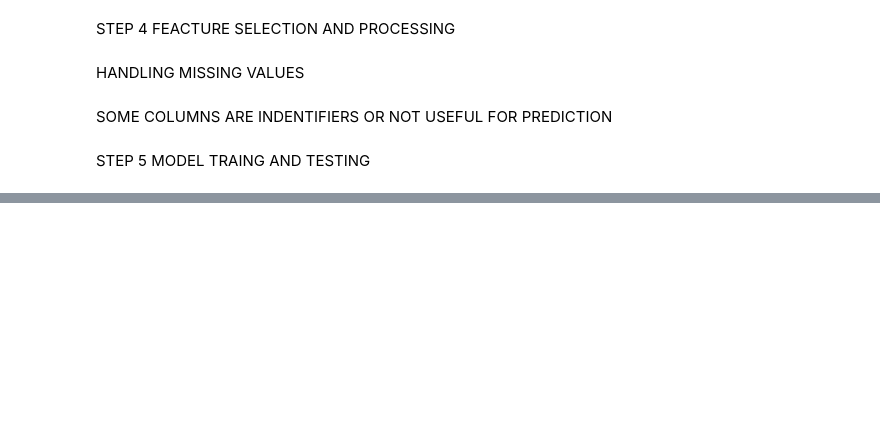
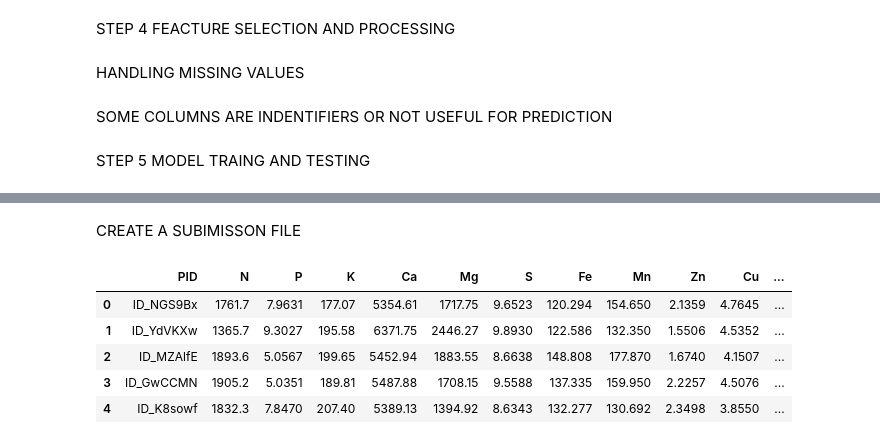
Before and after one commit to Sakyi2/Amini-Soil-prediction, a Jupyter notebook: notebooks/ami_soil_prediction.ipynb, the cells around one changed output, grey strips where cells are left out. Saved outputs shown, nothing was run; the diff lists cells and outputs as text; code cells hidden in the pictures; blank space fills up the shorter version.

```diff
--- a/notebooks/ami_soil_prediction.ipynb
+++ b/notebooks/ami_soil_prediction.ipynb
@@ -158,0 +183,13 @@ STEP 5 MODEL TRAING AND TESTING
+# %%
+#split the predictions
+N_pred =  test_pred[:, 0]  # Predictions for N
+P_pred =  test_pred[:, 1]  # Predictions for P
+K_pred =  test_pred[:, 2]  # Predictions for K
+Ca_pred = test_pred[:, 3]  # Predictions for Ca
+Mg_pred = test_pred[:, 4]  # Predictions for Mg
+S_pred =  test_pred[:, 5]  # Predictions for S
+Fe_pred = test_pred[:, 6]  # Predictions for Fe
+Mn_pred = test_pred[:, 7]  # Predictions for Mn
+Zn_pred = test_pred[:, 8]  # Predictions for Zn
+Cu_pred = test_pred[:, 9]  # Predictions for Cu
+B_pred =  test_pred[:, 10]
@@ -158,0 +209,27 @@ STEP 5 MODEL TRAING AND TESTING
+# %% [markdown]
+CREATE A SUBIMISSON FILE
+# %%
+#creating ur submiision file
+submission = pd.DataFrame({
+    'PID':test_df['PID'],
+    'N': N_pred,
+    'P': P_pred,
+    'K': K_pred,
+    'Ca': Ca_pred,
+    'Mg': Mg_pred,
+    'S': S_pred,
+    'Fe': Fe_pred,
+    'Mn': Mn_pred,
+    'Zn': Zn_pred,
+    'Cu': Cu_pred,
+    'B': B_pred
+})
+
+submission.head()
+# %% [output]
+|  | PID | N | P | K | Ca | Mg | S | Fe | Mn | Zn | Cu | ... |
+| 0 | ID_NGS9Bx | 1761.7 | 7.9631 | 177.07 | 5354.61 | 1717.75 | 9.6523 | 120.294 | 154.650 | 2.1359 | 4.7645 | ... |
+| 1 | ID_YdVKXw | 1365.7 | 9.3027 | 195.58 | 6371.75 | 2446.27 | 9.8930 | 122.586 | 132.350 | 1.5506 | 4.5352 | ... |
+| 2 | ID_MZAlfE | 1893.6 | 5.0567 | 199.65 | 5452.94 | 1883.55 | 8.6638 | 148.808 | 177.870 | 1.6740 | 4.1507 | ... |
+| 3 | ID_GwCCMN | 1905.2 | 5.0351 | 189.81 | 5487.88 | 1708.15 | 9.5588 | 137.335 | 159.950 | 2.2257 | 4.5076 | ... |
+| 4 | ID_K8sowf | 1832.3 | 7.8470 | 207.40 | 5389.13 | 1394.92 | 8.6343 | 132.277 | 130.692 | 2.3498 | 3.8550 | ... |
```
Also changed, not shown: parts of 24 cells of this notebook.
